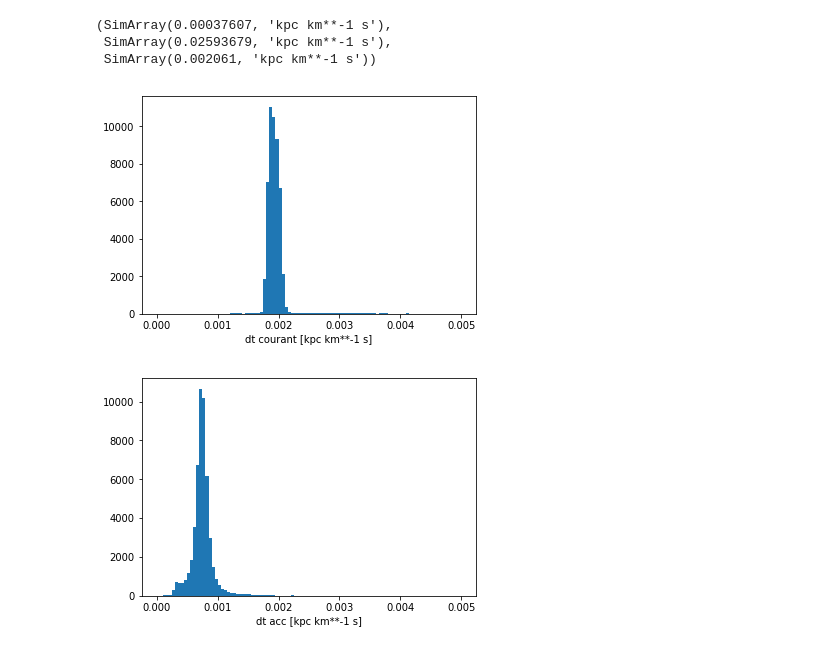
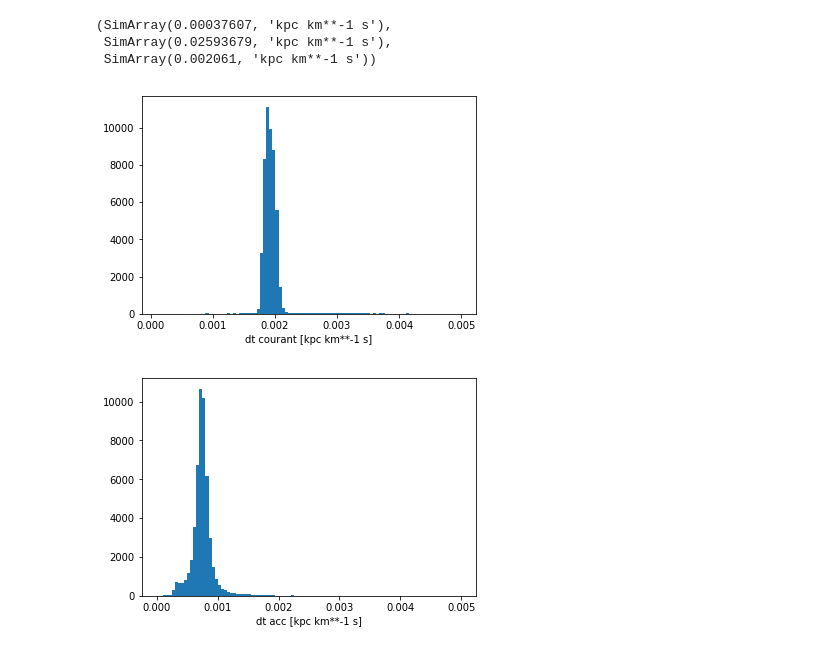
Before and after one commit to elehcim/simulation, a Jupyter notebook: notebooks/Courant investigation.ipynb, the cells around one changed output. Saved outputs shown, nothing was run; the diff lists cells and outputs as text; code cells hidden in the pictures.

Commit message:
edit Courant

```diff
--- a/notebooks/Courant investigation.ipynb
+++ b/notebooks/Courant investigation.ipynb
@@ -65,10 +65,11 @@ s.g['dt_courant'].in_units(gadget_time_units).min(),s.g['dt_courant'].in_units(g
  SimArray(0.02593679, 'kpc km**-1 s'),
  SimArray(0.002061, 'kpc km**-1 s'))
 # %%
-plt.hist(s.g['dt_courant'], bins=100, range=(0, 5e-3));
+plt.hist(s.g['dt_courant'], bins=100, range=(1e-4, 5e-3));
 plt.xlabel('dt courant [kpc km**-1 s]');
+# plt.xscale('log')
 # %% [output]
-[figure, old version]
+[figure, new version]
 # %%
 plt.hist(s.g['dt_acc'], bins=100, range=(0, 5e-3));
 plt.xlabel('dt acc [kpc km**-1 s]');
```
